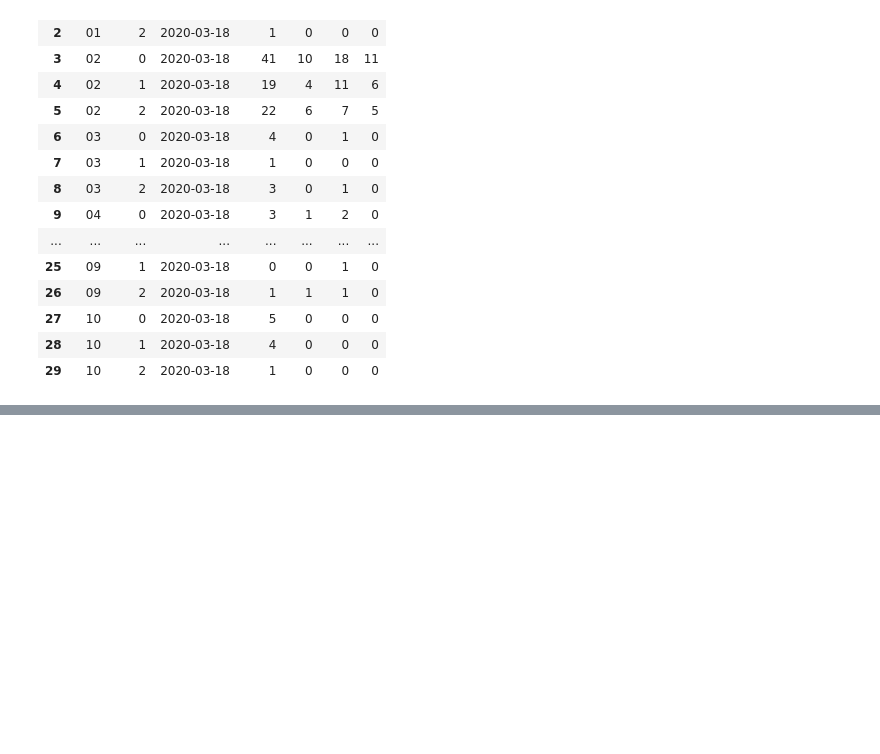
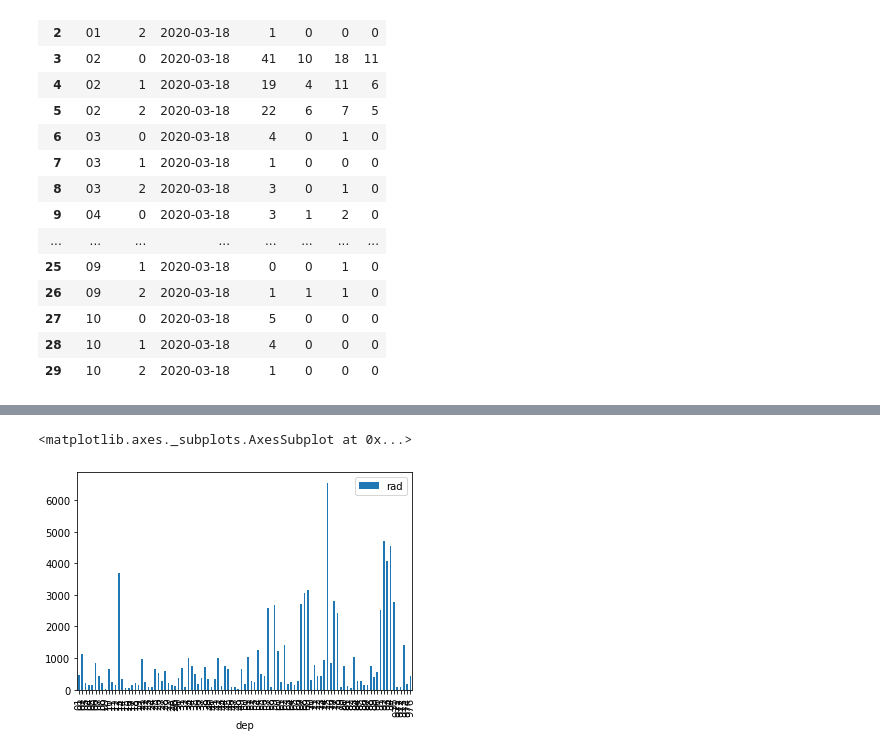
Before and after one commit to gcascade/covid19_france, a Jupyter notebook: notebooks/2.0-gca-play-with-data.ipynb, the cells around one changed output, grey strips where cells are left out. Cells and saved outputs as stored; diff of their text form; code cells hidden in the pictures; blank space fills up the shorter version.

```diff
--- a/notebooks/2.0-gca-play-with-data.ipynb
+++ b/notebooks/2.0-gca-play-with-data.ipynb
@@ -62,0 +94,5 @@ yesterday_df.describe()
+# %%
+yesterday_df.plot(kind = 'bar', x = 'dep', y = 'rad')
+# %% [output]
+<matplotlib.axes._subplots.AxesSubplot at 0x...>
+[figure, added]
```
Also changed, not shown: parts of 16 cells of this notebook, 1 other file.
